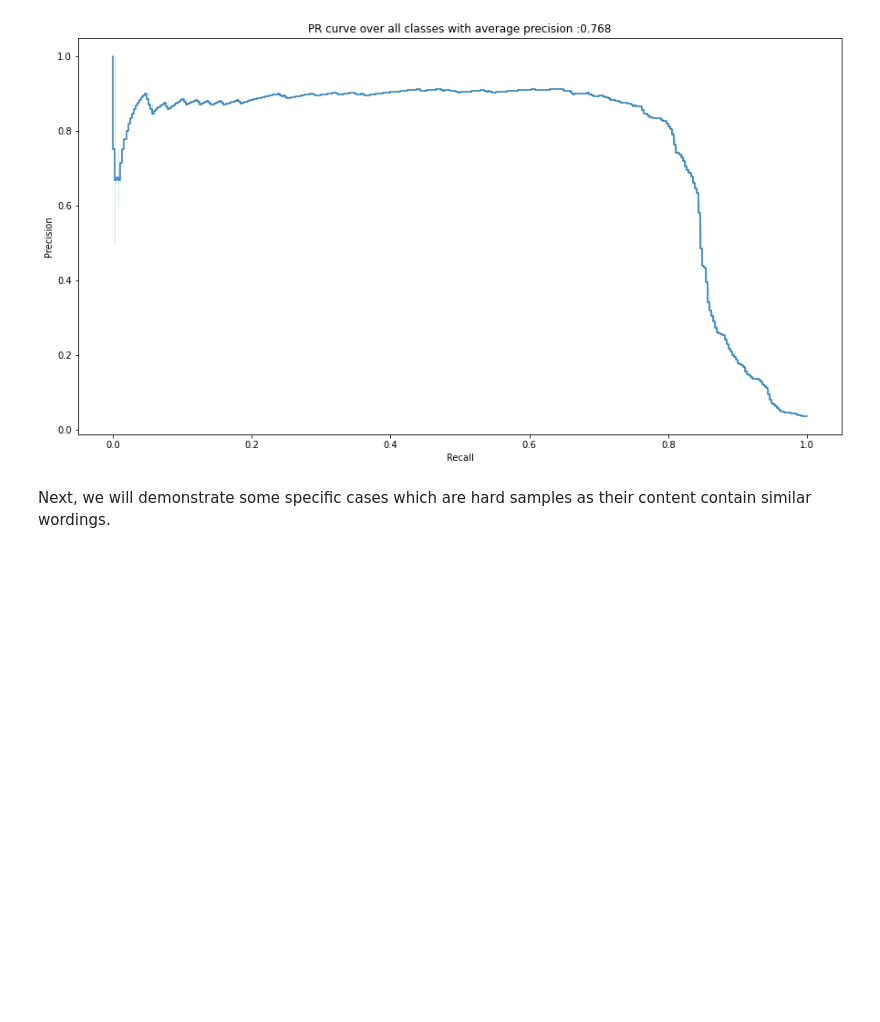
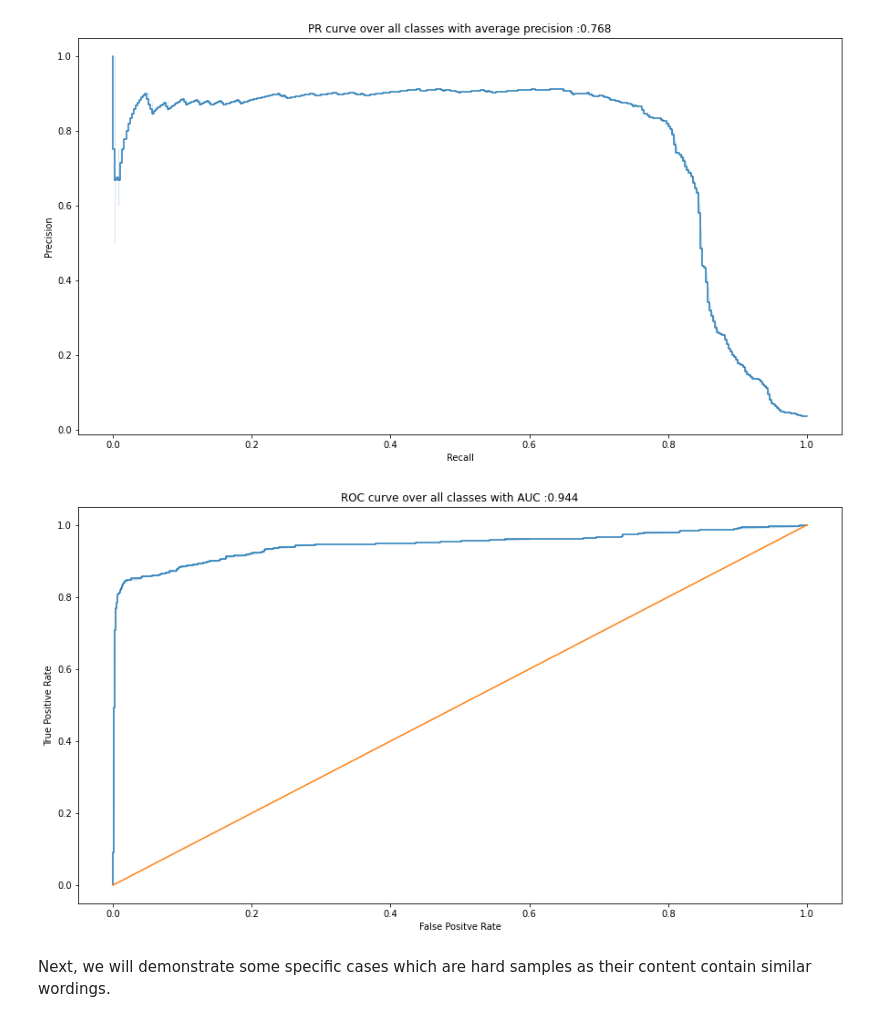
Before and after one commit to JayChanHoi/NLP-project-demo, a Jupyter notebook: demo.ipynb, the cells around one changed output. Saved outputs shown, nothing was run; the diff lists cells and outputs as text; code cells hidden in the pictures; blank space fills up the shorter version.

```diff
--- a/demo.ipynb
+++ b/demo.ipynb
@@ -111,6 +112,20 @@ def make_pr_curve(all_confidence_score_tensor, all_target):
     plt.ylabel('Precision')
     plt.xlabel('Recall')
     sn.lineplot(recall, precision, drawstyle='steps-pre')
+
+def make_roc_curve(all_confidence_score_tensor, all_target):
+    y_true = np.array([label_list.index(target) for target in all_target])
+    y_true_binarized = label_binarize(y_true, classes=[i for i in range(len(label_list))])
+
+    true_positive_rate, false_positive_rate, _ = roc_curve(y_true_binarized.ravel(), all_confidence_score_tensor.cpu().detach().numpy().ravel())
+    auc_roc = auc(true_positive_rate, false_positive_rate)
+
+    plt.figure(figsize = (15,8))
+    plt.title('ROC curve over all classes with AUC :{}'.format(round(auc_roc, 3)))
+    plt.ylabel('True Positive Rate')
+    plt.xlabel('False Positve Rate')
+    sn.lineplot(true_positive_rate, false_positive_rate, drawstyle='steps-pre')
+    sn.lineplot([0, 1], [0, 1])
 # %%
 checkpoint_path = './checkpoint/checkpoint-18000'
 label_list = get_label_list('./data/label_list.txt')
@@ -167,6 +182,10 @@ make_confusion_matrix(all_prediction, all_target, normalize='pred')
 make_pr_curve(all_confidence_score_tensor, all_target)
 # %% [output]
 [figure]
+# %%
+make_roc_curve(all_confidence_score_tensor, all_target)
+# %% [output]
+[figure, added]
 # %% [markdown]
 Next, we will demonstrate some specific cases which are hard samples as their content contain similar wordings.
 # %%
```
Also changed, not shown: parts of 1 cell of this notebook, 1 other file.
